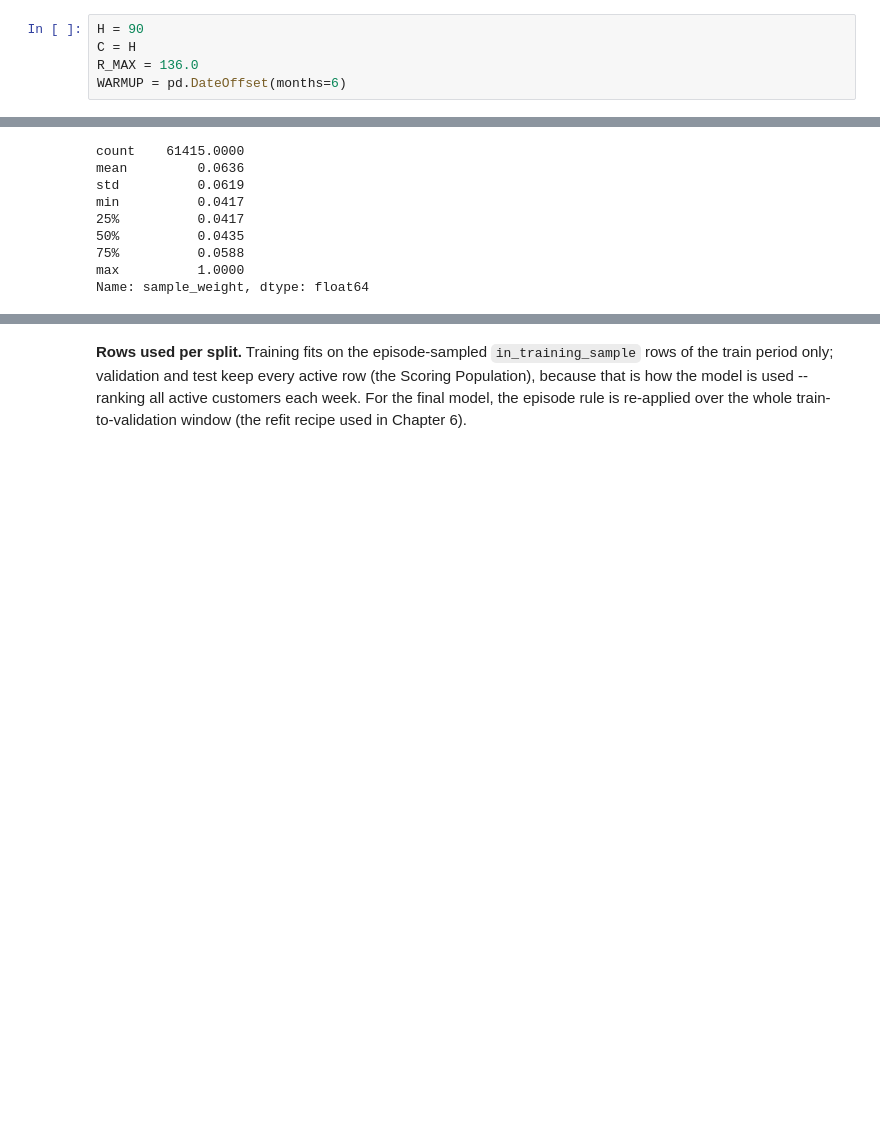
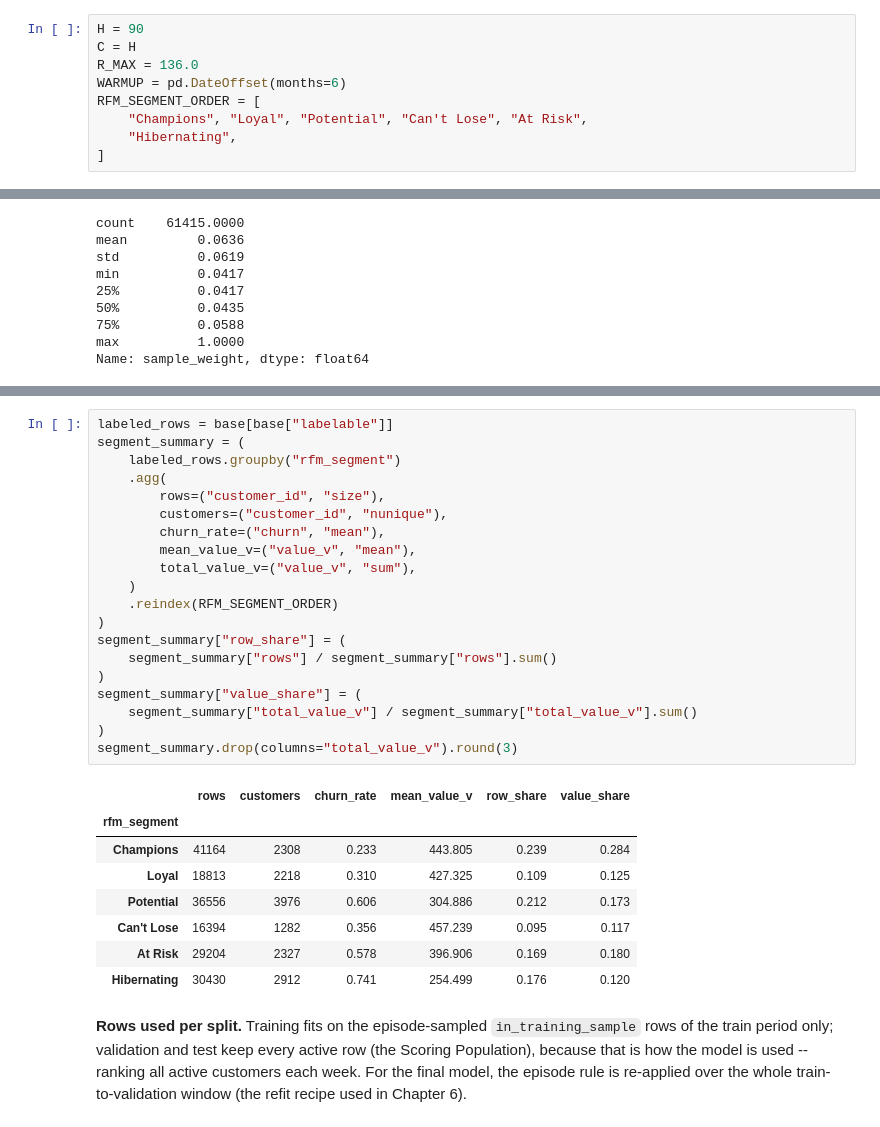
Before and after one commit to nguyenbaanh7779/customer-churn-prediction, a Jupyter notebook: notebooks/07_data_preparation.ipynb, the cells around one changed output, grey strips where cells are left out. Drawn from its saved outputs; the diff is of its cells as text; blank space fills up the shorter version.

```diff
--- a/notebooks/07_data_preparation.ipynb
+++ b/notebooks/07_data_preparation.ipynb
@@ -408,6 +457,10 @@ H = 90
 C = H
 R_MAX = 136.0
 WARMUP = pd.DateOffset(months=6)
+RFM_SEGMENT_ORDER = [
+    "Champions", "Loyal", "Potential", "Can't Lose", "At Risk",
+    "Hibernating",
+]
 # %% [markdown]
 ## 5.2 Data Cleaning
 
@@ -1172,3 +1281,32 @@ Name: sample_weight, dtype: float64
+# %%
+labeled_rows = base[base["labelable"]]
+segment_summary = (
+    labeled_rows.groupby("rfm_segment")
+    .agg(
+        rows=("customer_id", "size"),
+        customers=("customer_id", "nunique"),
+        churn_rate=("churn", "mean"),
+        mean_value_v=("value_v", "mean"),
+        total_value_v=("value_v", "sum"),
+    )
+    .reindex(RFM_SEGMENT_ORDER)
+)
+segment_summary["row_share"] = (
+    segment_summary["rows"] / segment_summary["rows"].sum()
+)
+segment_summary["value_share"] = (
+    segment_summary["total_value_v"] / segment_summary["total_value_v"].sum()
+)
+segment_summary.drop(columns="total_value_v").round(3)
+# %% [output]
+|  | rows | customers | churn_rate | mean_value_v | row_share | value_share |
+| rfm_segment |  |  |  |  |  |  |
+| Champions | 41164 | 2308 | 0.233 | 443.805 | 0.239 | 0.284 |
+| Loyal | 18813 | 2218 | 0.310 | 427.325 | 0.109 | 0.125 |
+| Potential | 36556 | 3976 | 0.606 | 304.886 | 0.212 | 0.173 |
+| Can't Lose | 16394 | 1282 | 0.356 | 457.239 | 0.095 | 0.117 |
+| At Risk | 29204 | 2327 | 0.578 | 396.906 | 0.169 | 0.180 |
+| Hibernating | 30430 | 2912 | 0.741 | 254.499 | 0.176 | 0.120 |
 # %% [markdown]
 **Rows used per split.** Training fits on the episode-sampled
 `in_training_sample` rows of the train period only; validation and
```
Also changed, not shown: parts of 8 cells of this notebook, 8 other files.
